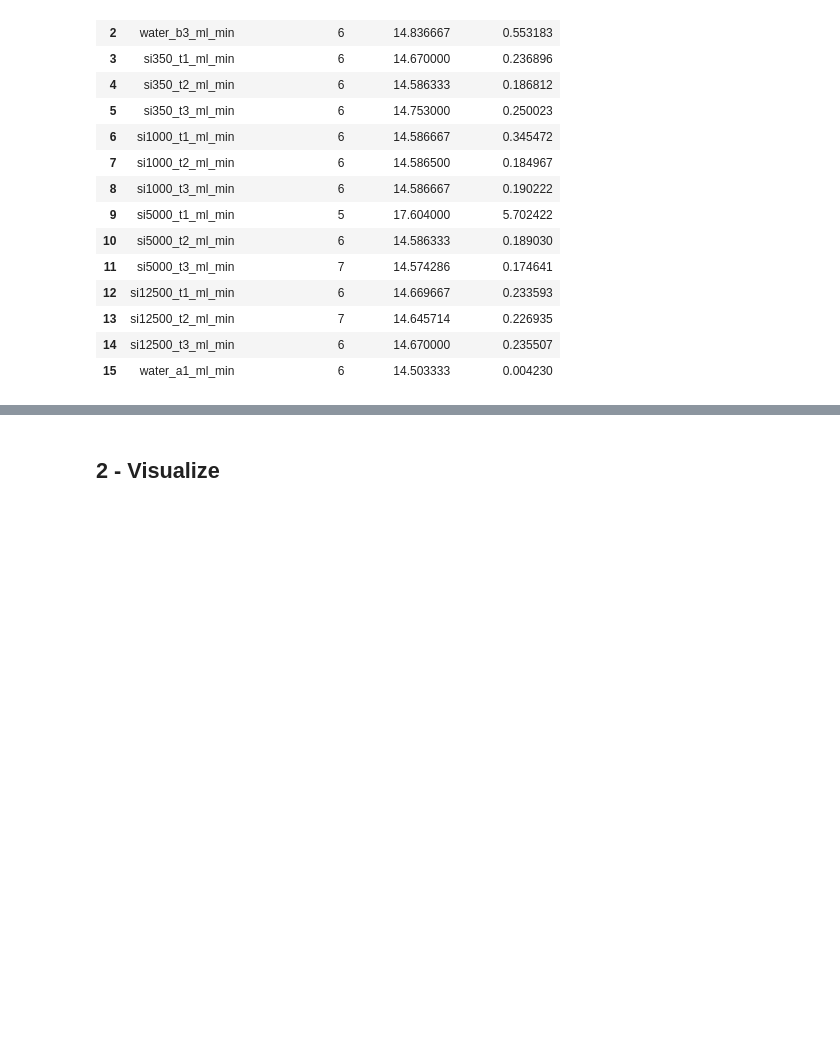
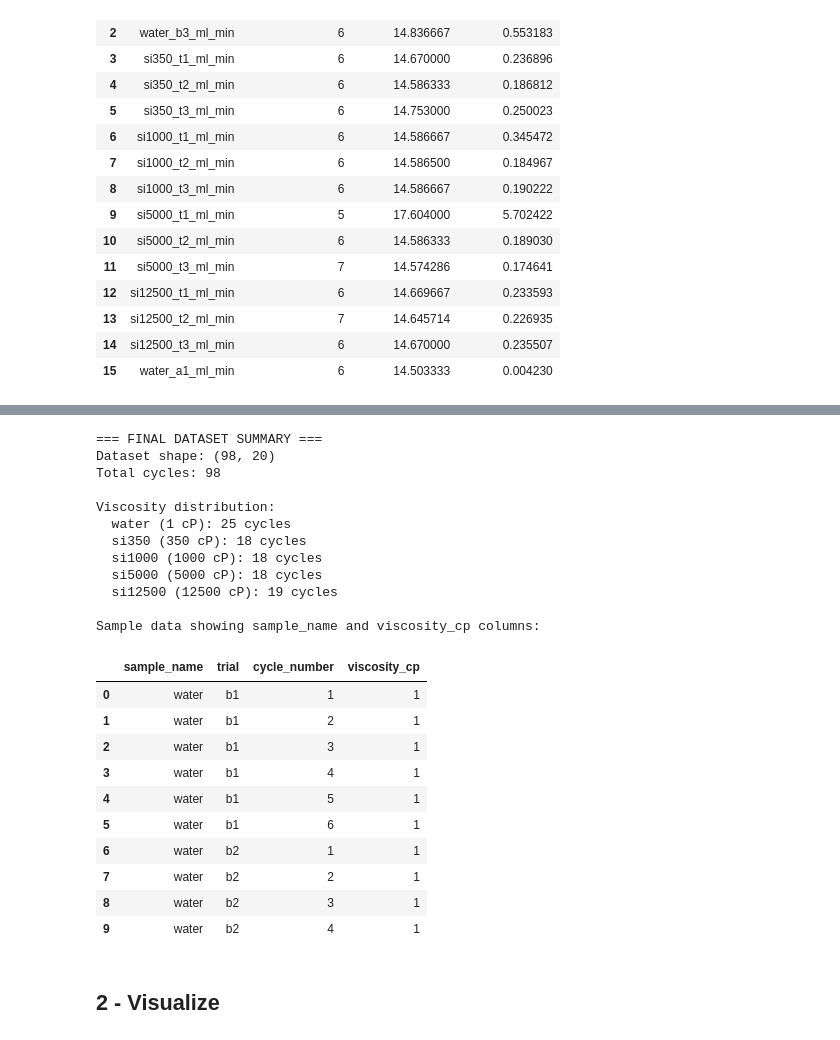
Before and after one commit to mahdi-rstgr/Micro_Liquid_Handling, a Jupyter notebook: Applications/Viscosity_estimation/flow_curve_analysis.ipynb, the cells around one changed output, grey strips where cells are left out. Saved outputs shown, nothing was run; the diff lists cells and outputs as text; code cells hidden in the pictures; blank space fills up the shorter version.

```diff
--- a/Applications/Viscosity_estimation/flow_curve_analysis.ipynb
+++ b/Applications/Viscosity_estimation/flow_curve_analysis.ipynb
@@ -1116,0 +1070,10 @@ plot_individual_cycle('si1000_t1_ml_min', 1)  # Plot cycle 1 from silicon oil sa
+# %%
+# Update final_dataset to include viscosity
+final_dataset = final_dataset_with_viscosity
+
+# Display the final dataset with viscosity column
+print("Final dataset with viscosity_cp column:")
+print(f"Shape: {final_dataset.shape}")
+print(f"Columns: {list(final_dataset.columns)}")
+print("\nFirst few rows:")
+final_dataset.head()
@@ -1116,0 +1159,40 @@ plot_individual_cycle('si1000_t1_ml_min', 1)  # Plot cycle 1 from silicon oil sa
+# %%
+# Final verification of the viscosity feature
+print("=== FINAL DATASET SUMMARY ===")
+print(f"Dataset shape: {final_dataset.shape}")
+print(f"Total cycles: {len(final_dataset)}")
+print()
+
+print("Viscosity distribution:")
+viscosity_counts = final_dataset['viscosity_cp'].value_counts().sort_index()
+for viscosity, count in viscosity_counts.items():
+    sample_name = {1: 'water', 350: 'si350', 1000: 'si1000', 5000: 'si5000', 12500: 'si12500'}[viscosity]
+    print(f"  {sample_name} ({viscosity} cP): {count} cycles")
+
+print()
+print("Sample data showing sample_name and viscosity_cp columns:")
+final_dataset[['sample_name', 'trial', 'cycle_number', 'viscosity_cp']].head(10)
+# %% [output]
+=== FINAL DATASET SUMMARY ===
+Dataset shape: (98, 20)
+Total cycles: 98
+
+Viscosity distribution:
+  water (1 cP): 25 cycles
+  si350 (350 cP): 18 cycles
+  si1000 (1000 cP): 18 cycles
+  si5000 (5000 cP): 18 cycles
+  si12500 (12500 cP): 19 cycles
+
+Sample data showing sample_name and viscosity_cp columns:
+|  | sample_name | trial | cycle_number | viscosity_cp |
+| 0 | water | b1 | 1 | 1 |
+| 1 | water | b1 | 2 | 1 |
+| 2 | water | b1 | 3 | 1 |
+| 3 | water | b1 | 4 | 1 |
+| 4 | water | b1 | 5 | 1 |
+| 5 | water | b1 | 6 | 1 |
+| 6 | water | b2 | 1 | 1 |
+| 7 | water | b2 | 2 | 1 |
+| 8 | water | b2 | 3 | 1 |
+| 9 | water | b2 | 4 | 1 |
```
Also changed, not shown: parts of 29 cells of this notebook, 5 other files.
